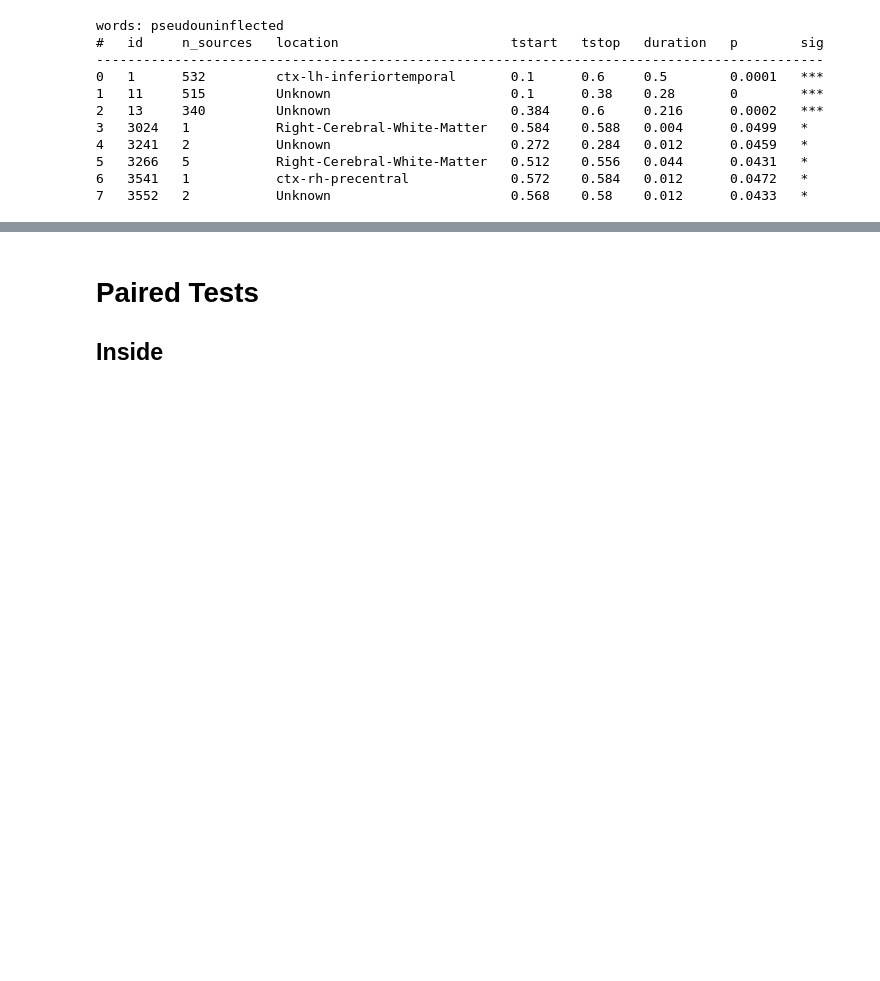
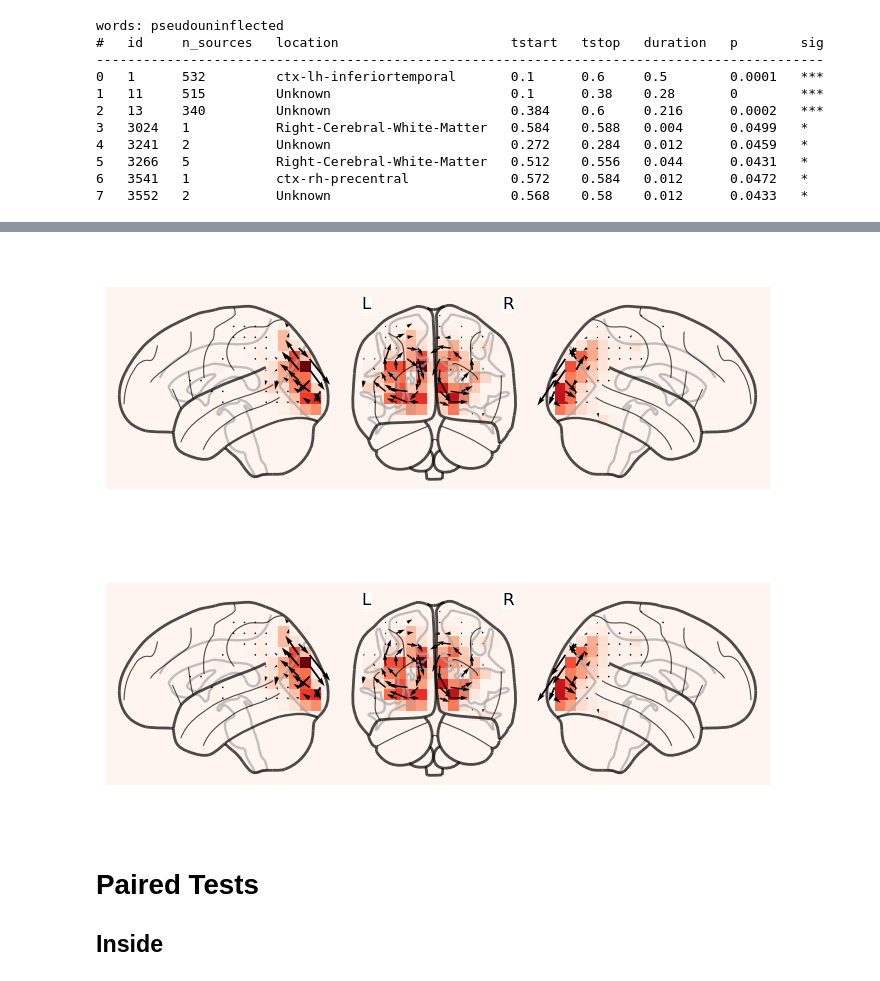
Before and after one commit to Maryamvalian/MEGAN, a Jupyter notebook: Volume_Based .ipynb, the cells around one changed output, grey strips where cells are left out. Saved outputs shown, nothing was run; the diff lists cells and outputs as text; code cells hidden in the pictures; blank space fills up the shorter version.

```diff
--- a/Volume_Based .ipynb
+++ b/Volume_Based .ipynb
@@ -266,3 +273,14 @@ ValueError: NDVar has no sensor dimension
+# %%
+#p = plot.TopoButterfly(res, t=0.13, head_radius=0.35)
+#p = plot.TopoButterfly(res.tfce_map, t=0.13, head_radius=0.35)
+res.masked_difference()
+#p = plot.TopoButterfly(clus[0], t=0.30, head_radius=0.35).norm('space')
+#plot.GlassBrain.butterfly(clus[0,'cluster'], cmap='Reds')
+#plot.GlassBrain.butterfly(res, cmap='Reds')
+plot.GlassBrain(res.masked_difference().sub(time=0.13), cmap='Reds')
+# %% [output]
+[figure, added]
+[figure, added]
 # %% [markdown]
 # Paired Tests
 ## Inside
```
Also changed, not shown: parts of 12 cells of this notebook, 5 other files.
